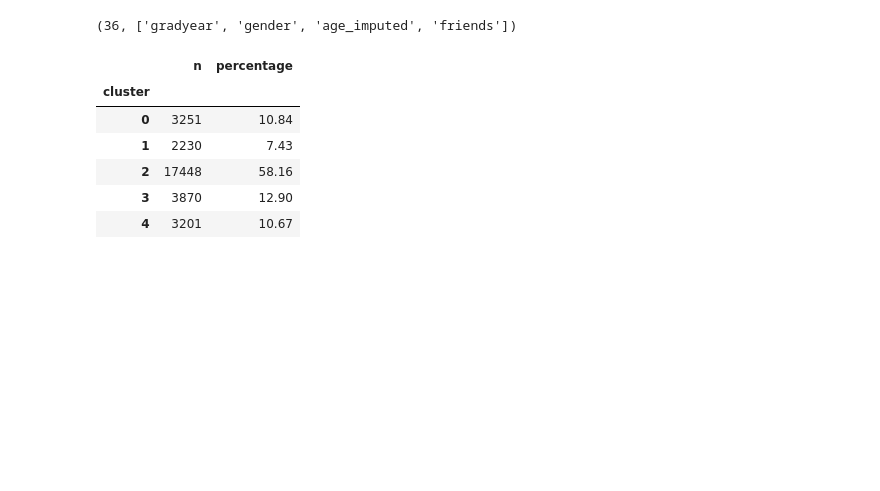
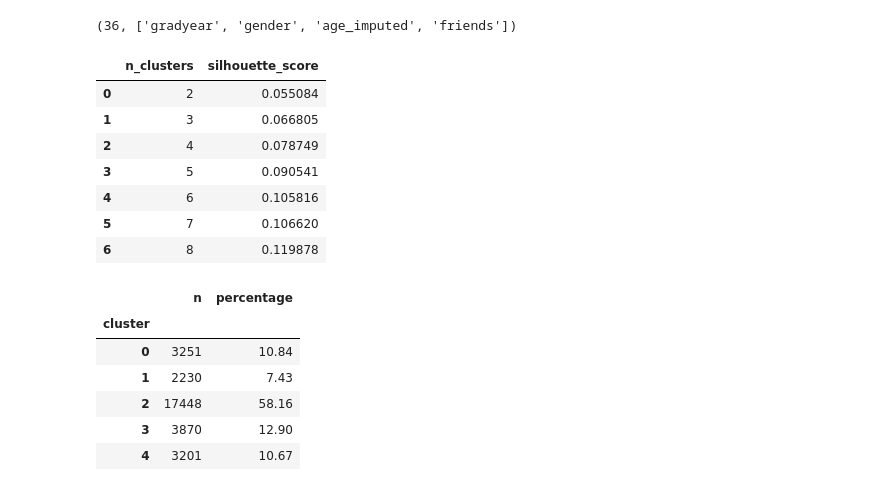
Before and after one commit to jdvelasq/classroom-vibecoding, a Jupyter notebook: implementation/predictiva/P207_clustering_mercadeo/professor/notebook.ipynb, the cells around one changed output. Saved outputs shown, nothing was run; the diff lists cells and outputs as text; code cells hidden in the pictures; blank space fills up the shorter version.

Commit message:
Persist marketing cluster analysis outputs

```diff
--- a/implementation/predictiva/P207_clustering_mercadeo/professor/notebook.ipynb
+++ b/implementation/predictiva/P207_clustering_mercadeo/professor/notebook.ipynb
@@ -45,17 +45,26 @@ len(interest_columns), profile_columns
 # %%
 # La silueta permite justificar cuántos segmentos conservan separación suficiente antes de interpretarlos.
 
 from sklearn.metrics import silhouette_score
 
 tfidf = TfidfTransformer()
 interest_matrix = tfidf.fit_transform(data[interest_columns])
 
 cluster_selection = []
 for n_clusters in range(2, 9):
-    candidate = KMeans(n_clusters=n_clusters, n_init=30, random_state=42).fit(interest_matrix)
-    cluster_selection.append({"n_clusters": n_clusters, "silhouette_score": silhouette_score(interest_matrix, candidate.labels_)})
+    candidate = KMeans(n_clusters=n_clusters, n_init=10, random_state=42).fit(interest_matrix)
+    cluster_selection.append({"n_clusters": n_clusters, "silhouette_score": silhouette_score(interest_matrix, candidate.labels_, sample_size=3000, random_state=42)})
 cluster_selection = pd.DataFrame(cluster_selection)
 cluster_selection
+# %% [output]
+|  | n_clusters | silhouette_score |
+| 0 | 2 | 0.055084 |
+| 1 | 3 | 0.066805 |
+| 2 | 4 | 0.078749 |
+| 3 | 5 | 0.090541 |
+| 4 | 6 | 0.105816 |
+| 5 | 7 | 0.106620 |
+| 6 | 8 | 0.119878 |
 # %%
 # Se ponderan intereses y se asignan cinco grupos con una semilla reproducible.
 
```
Also changed, not shown: parts of 2 cells of this notebook.
